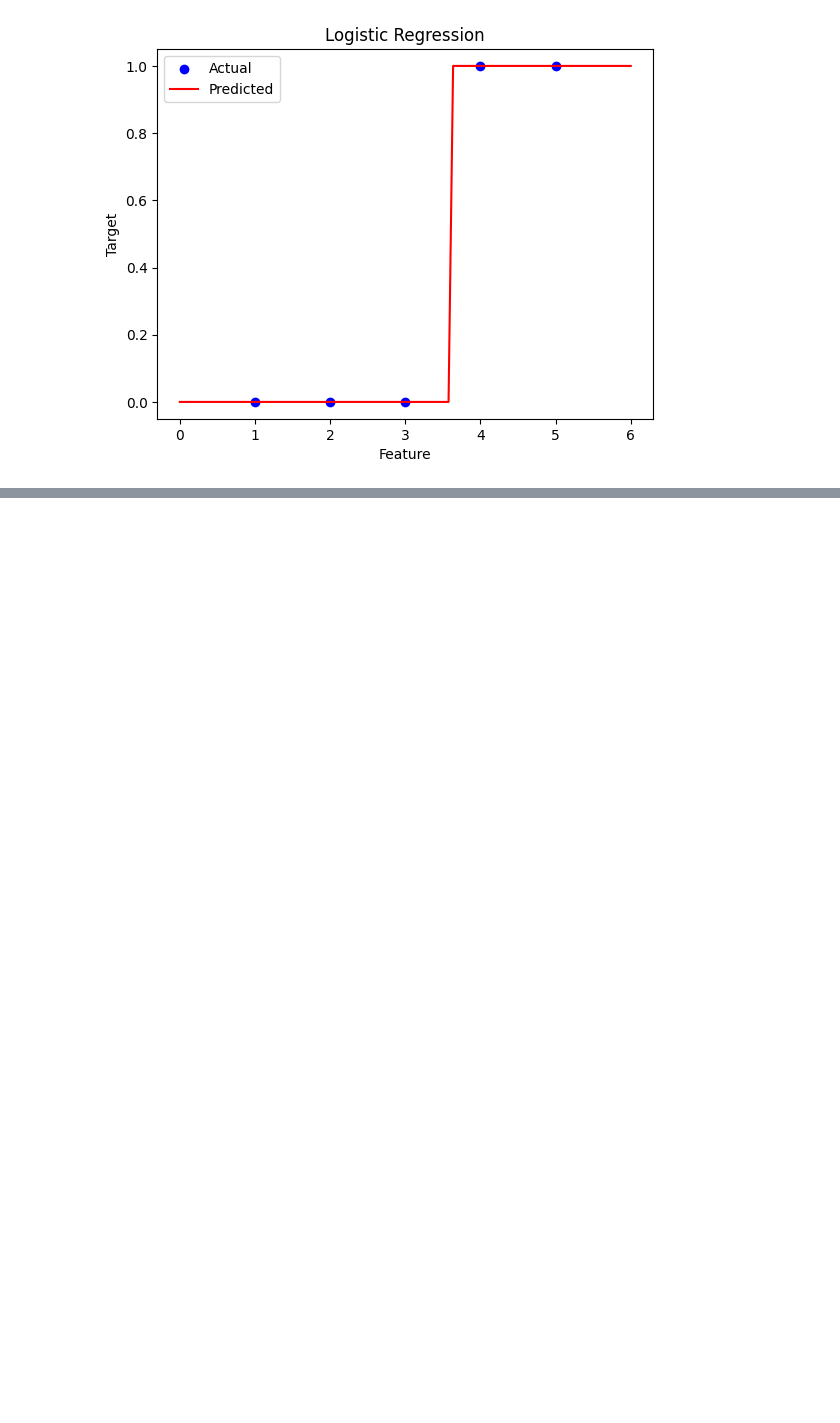
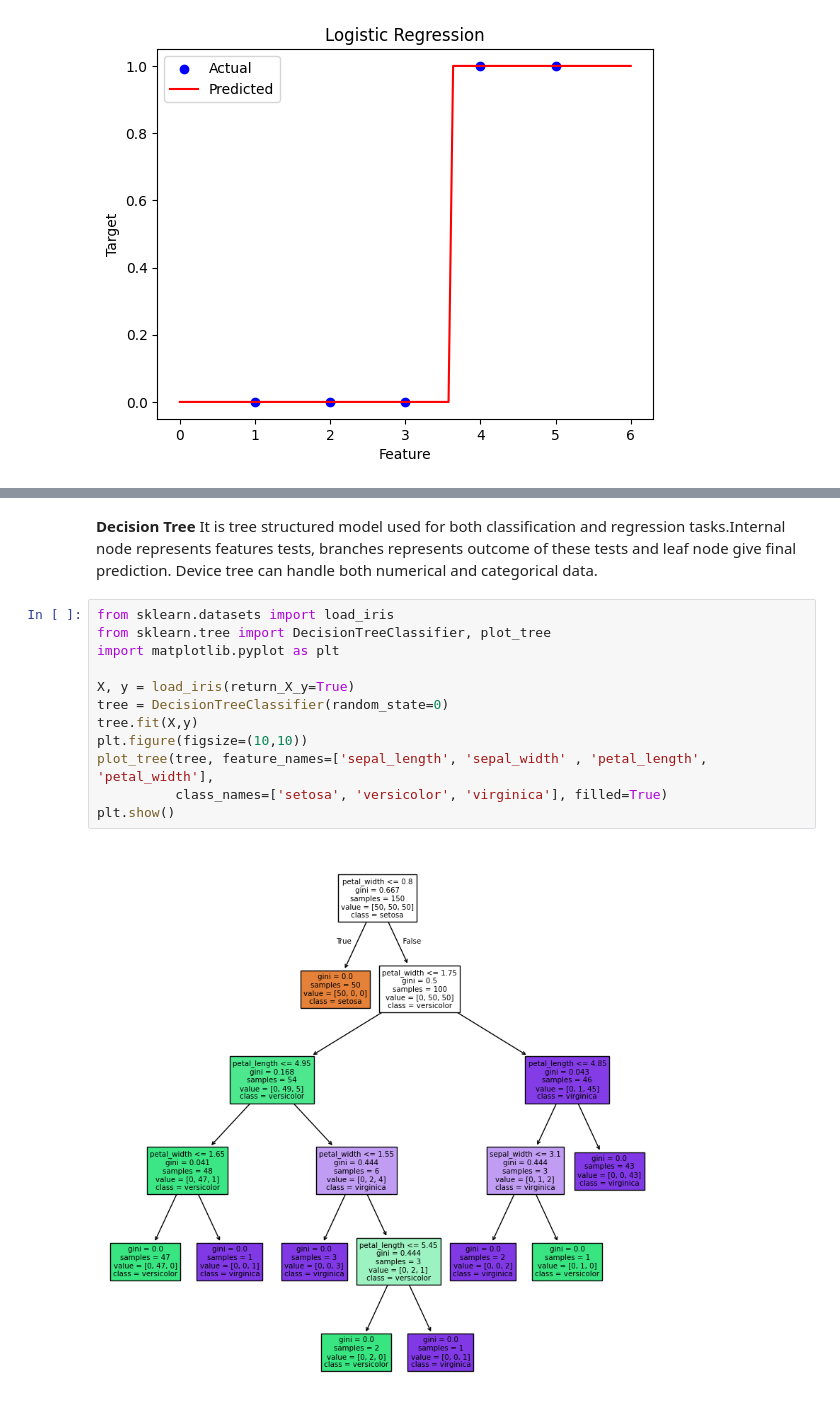
Before and after one commit to thakur785/sandbox_llm, a Jupyter notebook: AIOlympiad/LinearRegression.ipynb, the cells around one changed output, grey strips where cells are left out. Drawn from its saved outputs; the diff is of its cells as text; blank space fills up the shorter version.

```diff
--- a/AIOlympiad/LinearRegression.ipynb
+++ b/AIOlympiad/LinearRegression.ipynb
@@ -331,0 +335,17 @@ plt.show()
+# %% [markdown]
+**Decision Tree**
+It is tree structured model used for both classification and regression tasks.Internal node represents features tests, branches represents outcome of these tests and leaf node give final prediction. Device tree can handle both numerical and categorical data.
+# %%
+from sklearn.datasets import load_iris
+from sklearn.tree import DecisionTreeClassifier, plot_tree
+import matplotlib.pyplot as plt
+
+X, y = load_iris(return_X_y=True)
+tree = DecisionTreeClassifier(random_state=0)
+tree.fit(X,y)
+plt.figure(figsize=(10,10))
+plot_tree(tree, feature_names=['sepal_length', 'sepal_width' , 'petal_length', 'petal_width'],
+          class_names=['setosa', 'versicolor', 'virginica'], filled=True)
+plt.show()
+# %% [output]
+[figure, added]
```
Also changed, not shown: parts of 1 cell of this notebook.
